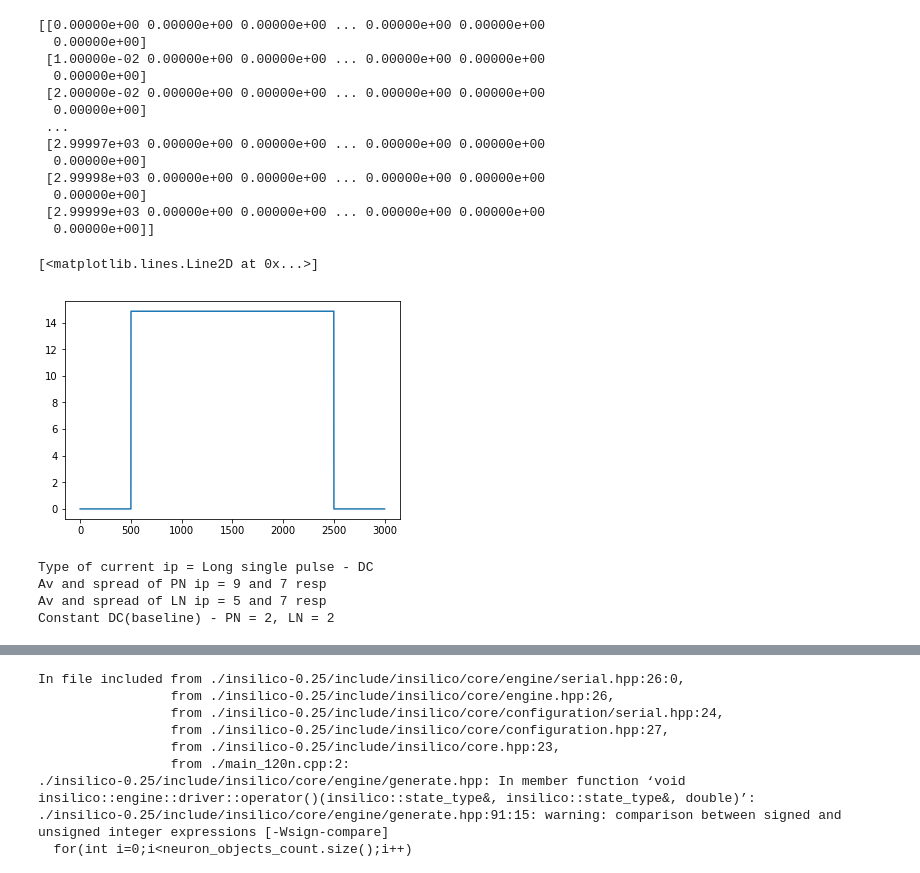
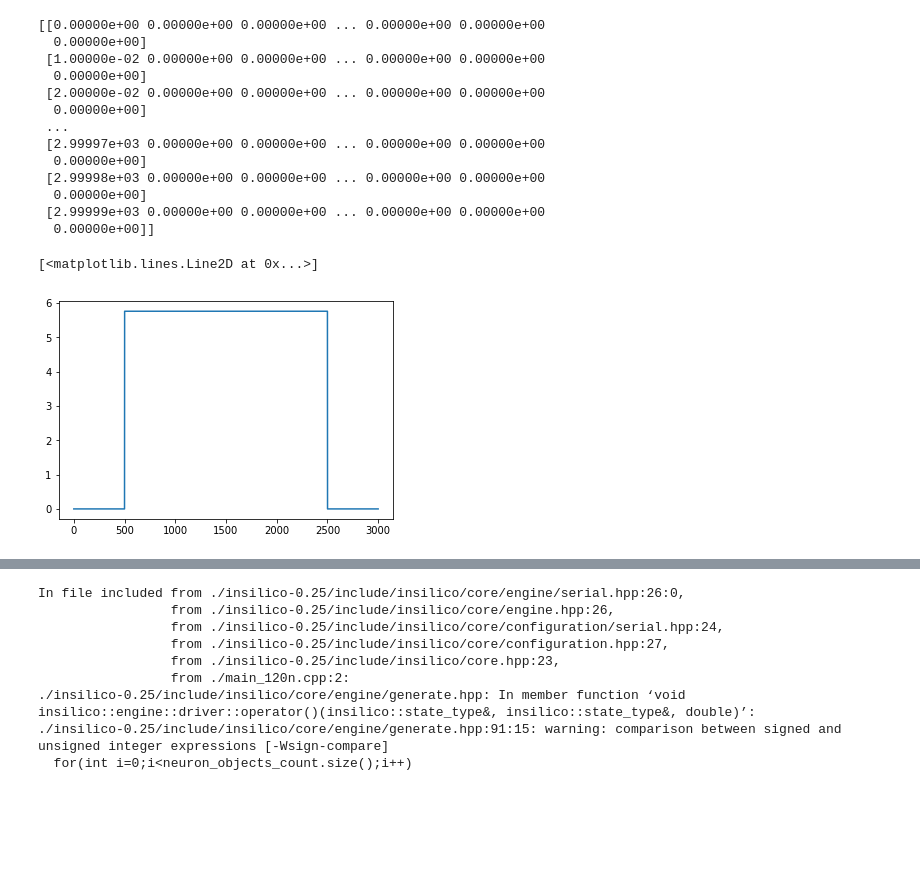
Before and after one commit to ShrutiJoshi18/HH-model-AL, a Jupyter notebook: Network generation.ipynb, the cells around one changed output, grey strips where cells are left out. Saved outputs shown, nothing was run; the diff lists cells and outputs as text; code cells hidden in the pictures; blank space fills up the shorter version.

```diff
--- a/Network generation.ipynb
+++ b/Network generation.ipynb
@@ -11,3 +15,6 @@ import time
+# %%
+def gaussian(x, mu, sig):
+    return np.exp(-np.power(x - mu, 2.) / (2 * np.power(sig, 2.)))
 # %%
 # Get parameters
 
@@ -181,3 +291,6 @@ print(nACH)
+# %%
+def gaussian(x, mu, sig):
+    return np.exp(-np.power(x - mu, 2.) / (2 * np.power(sig, 2.)))
 # %%
 #external current file generation - random values for current
 
@@ -186,16 +299,22 @@ print(nACH)
 number_excited_PN = params['number_excited_PN']
 number_excited_LN = params['number_excited_LN']
 
+mu_PN = number_excited_PN/2
+sigma_PN = number_excited_PN/4
 
-I_ext_indices_PN = np.random.choice(90, size=number_excited_PN, replace=False)
+mu_LN = number_excited_LN/2
+sigma_LN = number_excited_LN/4
 
+#I_ext_indices_PN = np.random.choice(90, size=number_excited_PN, replace=False)
+I_ext_indices_PN = np.arange(number_excited_PN)
 I_ext_PN = np.zeros(90)
 
-I_ext_PN[I_ext_indices_PN] = params['spreadcurrent_PN']*abs(np.random.randn(number_excited_PN)) + params['avcurrent_PN']
+I_ext_PN[I_ext_indices_PN] = params['peakcurrent_PN']*gaussian(I_ext_indices_PN, mu_PN, sigma_PN)
+
 
 #iext for LN
-I_ext_indices_LN = np.random.choice(30, size=number_excited_LN, replace=False)
-
+#I_ext_indices_LN = np.random.choice(30, size=number_excited_LN, replace=False)
+I_ext_indices_LN = np.arange(number_excited_LN)
 I_ext_LN = np.zeros(30)
 
-I_ext_LN[I_ext_indices_LN] = params['spreadcurrent_LN']*abs(np.random.randn(number_excited_LN)) + params['avcurrent_LN']
+I_ext_LN[I_ext_indices_LN] = params['peakcurrent_LN']*gaussian(I_ext_indices_LN, mu_LN, sigma_LN)
@@ -287,16 +411,16 @@ time = np.arange(start = time_start, stop = time_stop, step = time_step)
 
 
 pulse_width = params['pulse_width']
-
+start_pulse = params['start_pulse']
 ext_current = np.zeros((int(time_stop/time_step),121))
 ext_current[:,0] = time
 
 
 for y in range(1,121):
     if y <= 90:
-        ext_current[int(500/time_step):int(500/time_step)+int(pulse_width/time_step),y] = I_ext_PN[y-1]
+        ext_current[int(start_pulse/time_step):int(500/time_step)+int(pulse_width/time_step),y] = I_ext_PN[y-1]
     else:
-        ext_current[int(500/time_step):int(500/time_step)+int(pulse_width/time_step),y] = I_ext_LN[y-91]
+        ext_current[int(start_pulse/time_step):int(500/time_step)+int(pulse_width/time_step),y] = I_ext_LN[y-91]
 
 print ext_current
 
@@ -316,23 +440,11 @@ type_current_ip = "Long single pulse - DC"
  [2.99999e+03 0.00000e+00 0.00000e+00 ... 0.00000e+00 0.00000e+00
   0.00000e+00]]
 # %%
-pl.plot(time,ext_current[:,1])
+pl.plot(time,ext_current[:,30])
 # %% [output]
 [<matplotlib.lines.Line2D at 0x...>]
-[figure, old version]
+[figure, new version]
 # %%
 header = 'time' + ''.join([',{}'.format(i) for i in range(0,120)])
 
 np.savetxt('{}/ecs_AL_120.isfc'.format(dir), ext_current, fmt='%.2f', delimiter = ',', header = header, comments='')
-# %%
-current_params = '''Type of current ip = %s
-Av and spread of PN ip = %i and %i resp
-Av and spread of LN ip = %i and %i resp
-Constant DC(baseline) - PN = %d, LN = %d'''%(type_current_ip,params['avcurrent_PN'],params['spreadcurrent_PN'],params['avcurrent_LN'],params['spreadcurrent_LN'],params['I_extDC_PN'],params['I_extDC_LN'])
-
-print current_params
-# %% [output]
-Type of current ip = Long single pulse - DC
-Av and spread of PN ip = 9 and 7 resp
-Av and spread of LN ip = 5 and 7 resp
-Constant DC(baseline) - PN = 2, LN = 2
```
Also changed, not shown: parts of 17 cells of this notebook, 8 other files.
